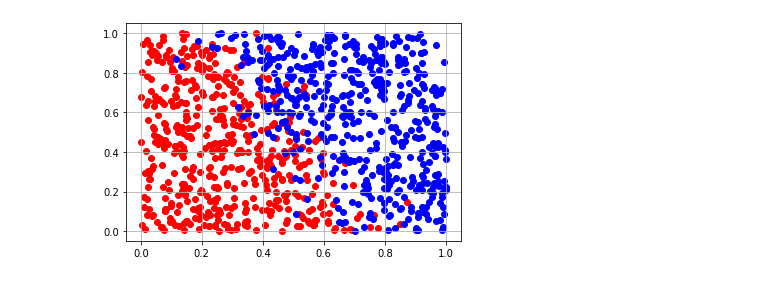
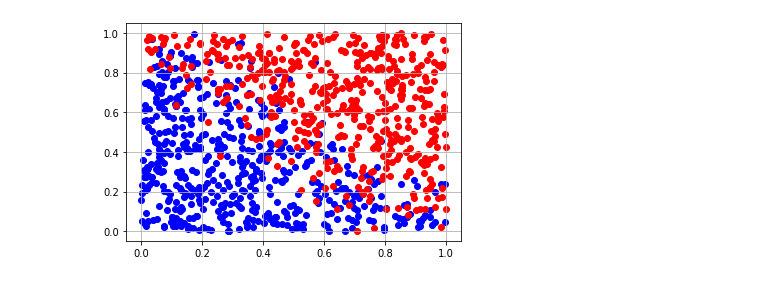
Before and after one commit to lichkkkk/Stanford_cs224n, a Jupyter notebook: algo_impl/logistic_regression/logistic_regression.ipynb, the cells around one changed output. Drawn from its saved outputs; the diff is of its cells as text; code cells hidden in the pictures.

```diff
--- a/algo_impl/logistic_regression/logistic_regression.ipynb
+++ b/algo_impl/logistic_regression/logistic_regression.ipynb
@@ -4,18 +4,26 @@ import matplotlib.pyplot as plt
 # %%
 # generate data [x1, x2] -> 0/1, where 0 <= x < 1
 def gen_data(size, noise):
     X = np.random.rand(size, 2)
-    # divider: y = -2x + 1.5 + gaussian noise
-    y = 1 * (X[:,1] + 2 * X[:,0] - 1.5 + np.random.normal(0, noise, size) > 0)
+    # divider: y = -x + 1 + gaussian noise
+    y = 1 * (X[:,1] + X[:,0] - 1. + np.random.normal(0, noise, size) > 0)
+    y.shape = (size, 1)
     return X, y
+
+def plot(X, y, A=None):
+    fig, ax = plt.subplots()
+    ax.scatter(X[y[:,0]==0,0], X[y[:,0]==0,1], c='blue')
+    ax.scatter(X[y[:,0]==1,0], X[y[:,0]==1,1], c='red')
+    if A is not None:
+        line_x = np.linspace(0, 1, 10)
+        line_y = -(line_x * A[0] + A[2]) / A[1]
+        ax.plot(line_x, line_y, 'y', linewidth=5.0)
+    ax.grid(True)
+    plt.show()
+
 X, y = gen_data(1000, 0.2)
-
-fig, ax = plt.subplots()
-ax.scatter(X[y==0,0], X[y==0,1], c='red')
-ax.scatter(X[y==1,0], X[y==1,1], c='blue')
-ax.grid(True)
-plt.show()
+plot(X, y)
 # %% [output]
-[figure, old version]
+[figure, new version]
 # %%
 X = np.append(X, np.ones((1000, 1)), axis=1) # pad 1 to features
```
Also changed, not shown: parts of 6 cells of this notebook, 1 other file.
